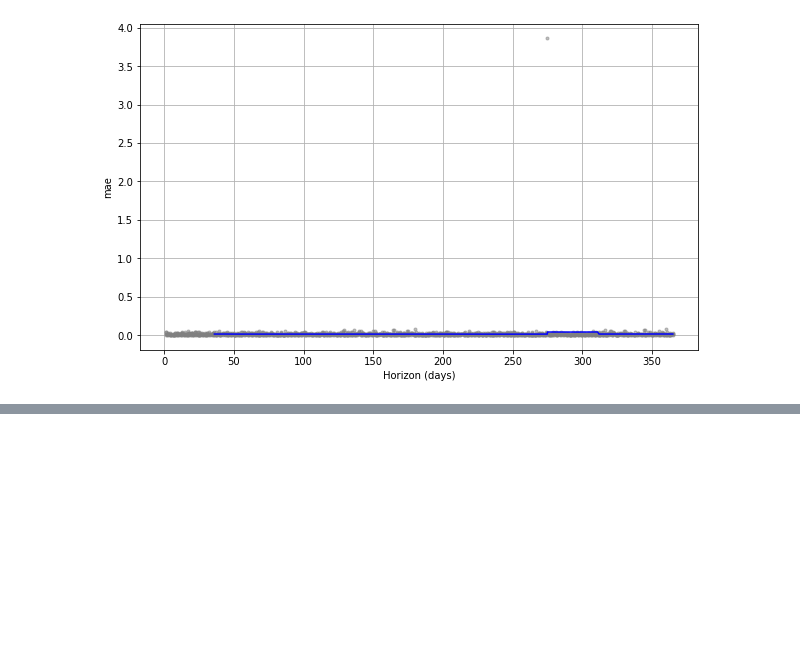
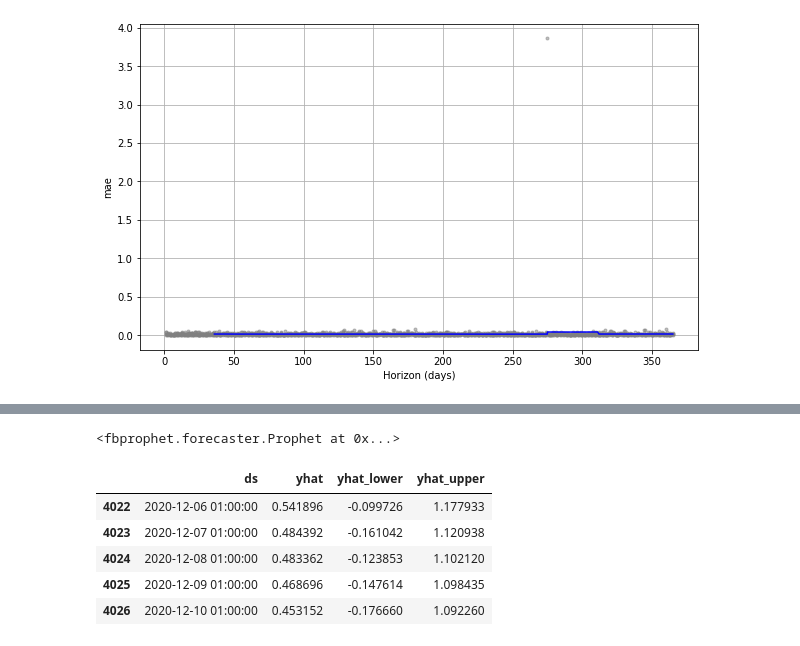
Before and after one commit to Ro6ertWcislo/XGBoostTimeSeriesPredictions, a Jupyter notebook: AUD-PLN-2001-2019/FBprothet_predictions.ipynb, the cells around one changed output, grey strips where cells are left out. Cells and saved outputs as stored; diff of their text form; code cells hidden in the pictures; blank space fills up the shorter version.

```diff
--- a/AUD-PLN-2001-2019/FBprothet_predictions.ipynb
+++ b/AUD-PLN-2001-2019/FBprothet_predictions.ipynb
@@ -166,0 +213,5 @@ USDdaily_binary = convert_to_0_1(USDdaily)
+# %%
+m_USD_daily = Prophet()
+m_USD_daily.fit(USDdaily_converted)
+# %% [output]
+<fbprophet.forecaster.Prophet at 0x...>
@@ -166,0 +220,9 @@ USDdaily_binary = convert_to_0_1(USDdaily)
+# %%
+forecast_USD_daily[['ds','yhat', 'yhat_lower', 'yhat_upper']].tail()
+# %% [output]
+|  | ds | yhat | yhat_lower | yhat_upper |
+| 4022 | 2020-12-06 01:00:00 | 0.541896 | -0.099726 | 1.177933 |
+| 4023 | 2020-12-07 01:00:00 | 0.484392 | -0.161042 | 1.120938 |
+| 4024 | 2020-12-08 01:00:00 | 0.483362 | -0.123853 | 1.102120 |
+| 4025 | 2020-12-09 01:00:00 | 0.468696 | -0.147614 | 1.098435 |
+| 4026 | 2020-12-10 01:00:00 | 0.453152 | -0.176660 | 1.092260 |
```
Also changed, not shown: parts of 9 cells of this notebook.
